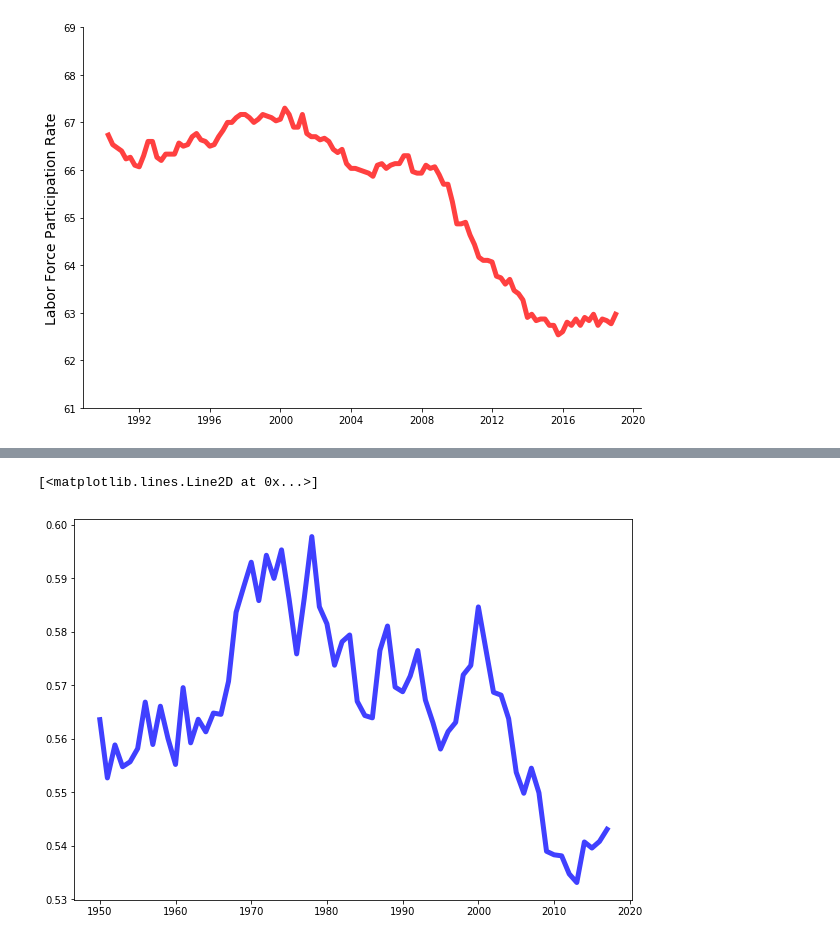
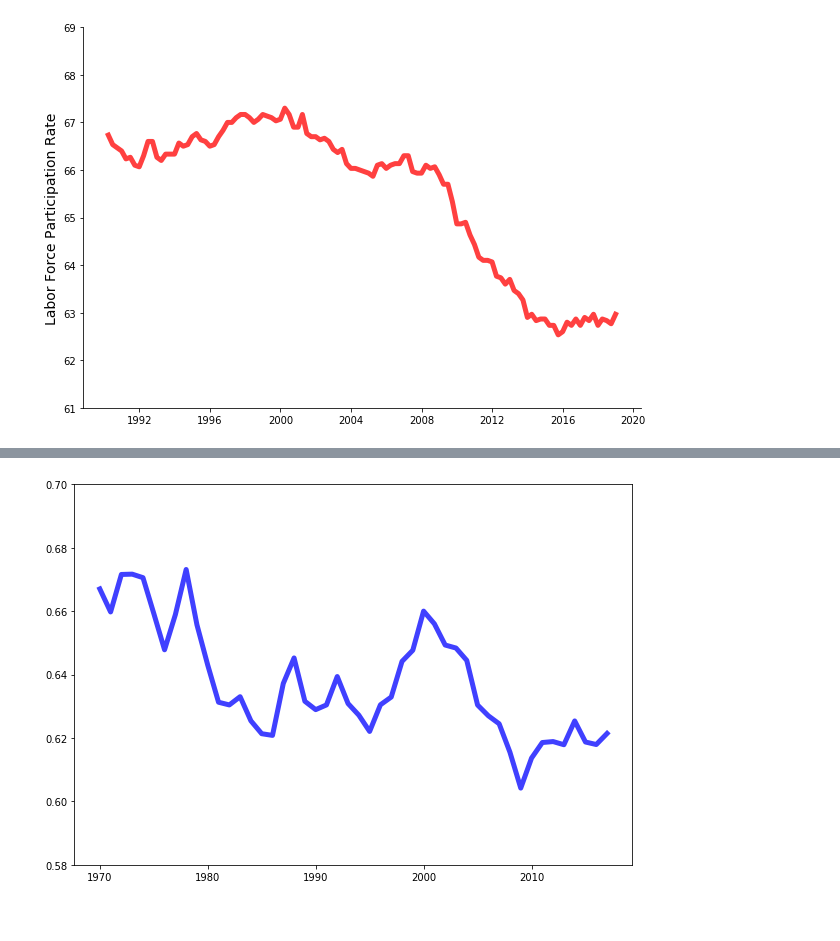
Before and after one commit to mwaugh0328/EGB, a Jupyter notebook: materials/data/data_figures_EGB.ipynb, the cells around one changed output, grey strips where cells are left out. Saved outputs shown, nothing was run; the diff lists cells and outputs as text; code cells hidden in the pictures.

Commit message:
updates to labor comp

```diff
--- a/materials/data/data_figures_EGB.ipynb
+++ b/materials/data/data_figures_EGB.ipynb
@@ -69,6 +69,6 @@ plt.show()
 # %%
-codes = ["A033RC1A027NBEA" ,"GDP"]
+codes = ["A033RC1A027NBEA" ,"A041RC1A027NBEA", "GDP"]
 # nomial gdp, imports, imports from china, constant maturity 1 year rate, cip (no energy or food)
 
-fred = data.DataReader(codes,"fred",1950)  # Then for fred, you hand it the codes
+fred = data.DataReader(codes,"fred",1970)  # Then for fred, you hand it the codes
                                             # Tell it you want to ask from FRED
@@ -85,2 +91,2 @@ fred.head()
 # %%
-fred["labor_share"] = fred.A033RC1A027NBEA / fred.GDP
+fred["labor_share"] = (fred.A033RC1A027NBEA + fred.A041RC1A027NBEA)/ fred.GDP
@@ -119,8 +105,11 @@ fred.dropna()
 # %%
 fig, ax = plt.subplots(figsize = (10,7))
 
 ax.plot(fred.dropna().labor_share, color = "blue",
         linewidth = 5, label = "Unemployment", alpha = 0.75)
+
+ax.set_ylim(0.58,0.70)
+
+plt.show()
 # %% [output]
-[<matplotlib.lines.Line2D at 0x...>]
-[figure, old version]
+[figure, new version]
```
Also changed, not shown: parts of 6 cells of this notebook, 1 other file.
